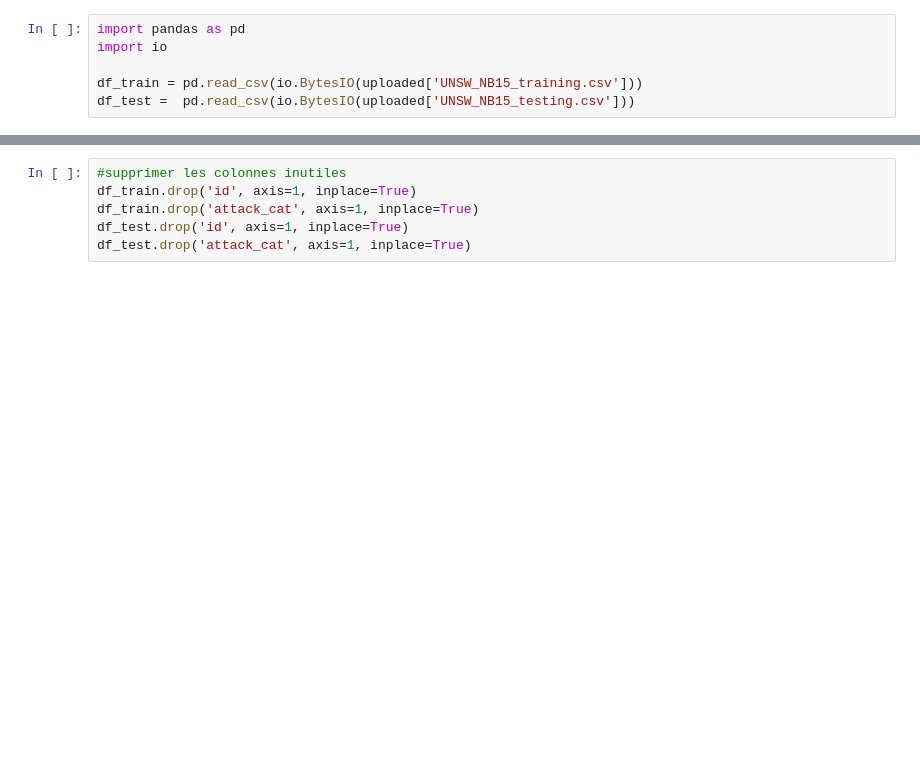
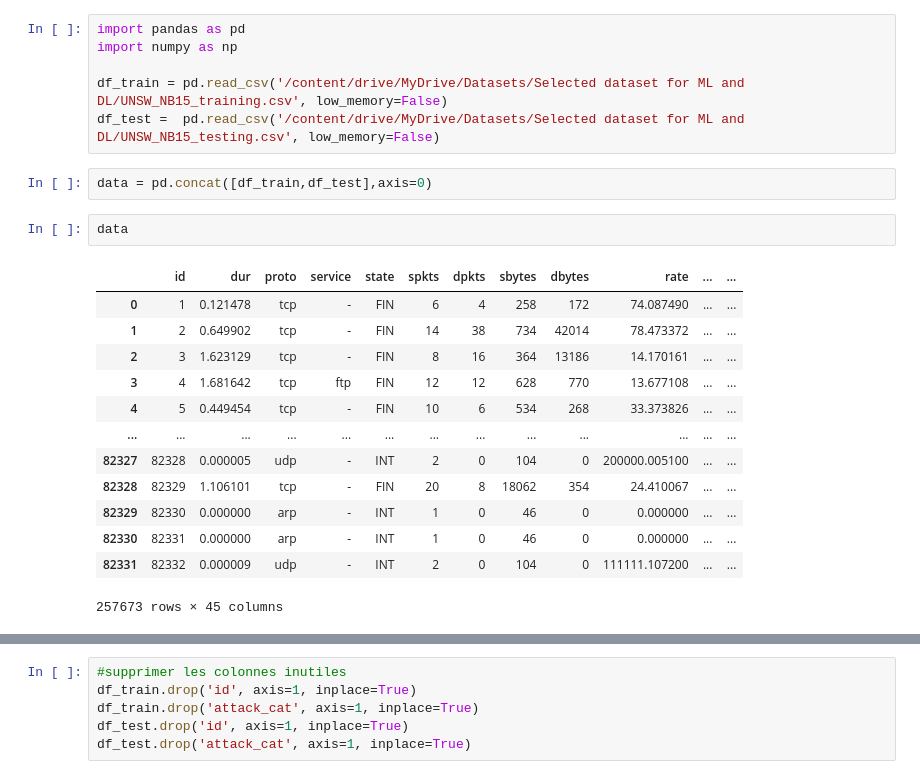
Before and after one commit to ismailasy/Deep_IOT_Network_Anomaly_Detection, a Jupyter notebook: Memoire_Classification_binaire.ipynb, the cells around one changed output, grey strips where cells are left out. Cells and saved outputs as stored; diff of their text form; blank space fills up the shorter version.

```diff
--- a/Memoire_Classification_binaire.ipynb
+++ b/Memoire_Classification_binaire.ipynb
@@ -77,6 +55,24 @@ Saving UNSW_NB15_training.csv to UNSW_NB15_training.csv
 # %%
 import pandas as pd
-import io
+import numpy as np
 
-df_train = pd.read_csv(io.BytesIO(uploaded['UNSW_NB15_training.csv']))
-df_test =  pd.read_csv(io.BytesIO(uploaded['UNSW_NB15_testing.csv']))
+df_train = pd.read_csv('/content/drive/MyDrive/Datasets/Selected dataset for ML and DL/UNSW_NB15_training.csv', low_memory=False)
+df_test =  pd.read_csv('/content/drive/MyDrive/Datasets/Selected dataset for ML and DL/UNSW_NB15_testing.csv', low_memory=False)
+# %%
+data = pd.concat([df_train,df_test],axis=0)
+# %%
+data
+# %% [output]
+|  | id | dur | proto | service | state | spkts | dpkts | sbytes | dbytes | rate | ... | ... |
+| 0 | 1 | 0.121478 | tcp | - | FIN | 6 | 4 | 258 | 172 | 74.087490 | ... | ... |
+| 1 | 2 | 0.649902 | tcp | - | FIN | 14 | 38 | 734 | 42014 | 78.473372 | ... | ... |
+| 2 | 3 | 1.623129 | tcp | - | FIN | 8 | 16 | 364 | 13186 | 14.170161 | ... | ... |
+| 3 | 4 | 1.681642 | tcp | ftp | FIN | 12 | 12 | 628 | 770 | 13.677108 | ... | ... |
+| 4 | 5 | 0.449454 | tcp | - | FIN | 10 | 6 | 534 | 268 | 33.373826 | ... | ... |
+| ... | ... | ... | ... | ... | ... | ... | ... | ... | ... | ... | ... | ... |
+| 82327 | 82328 | 0.000005 | udp | - | INT | 2 | 0 | 104 | 0 | 200000.005100 | ... | ... |
+| 82328 | 82329 | 1.106101 | tcp | - | FIN | 20 | 8 | 18062 | 354 | 24.410067 | ... | ... |
+| 82329 | 82330 | 0.000000 | arp | - | INT | 1 | 0 | 46 | 0 | 0.000000 | ... | ... |
+| 82330 | 82331 | 0.000000 | arp | - | INT | 1 | 0 | 46 | 0 | 0.000000 | ... | ... |
+| 82331 | 82332 | 0.000009 | udp | - | INT | 2 | 0 | 104 | 0 | 111111.107200 | ... | ... |
+257673 rows × 45 columns
```
Also changed, not shown: parts of 14 cells of this notebook.
